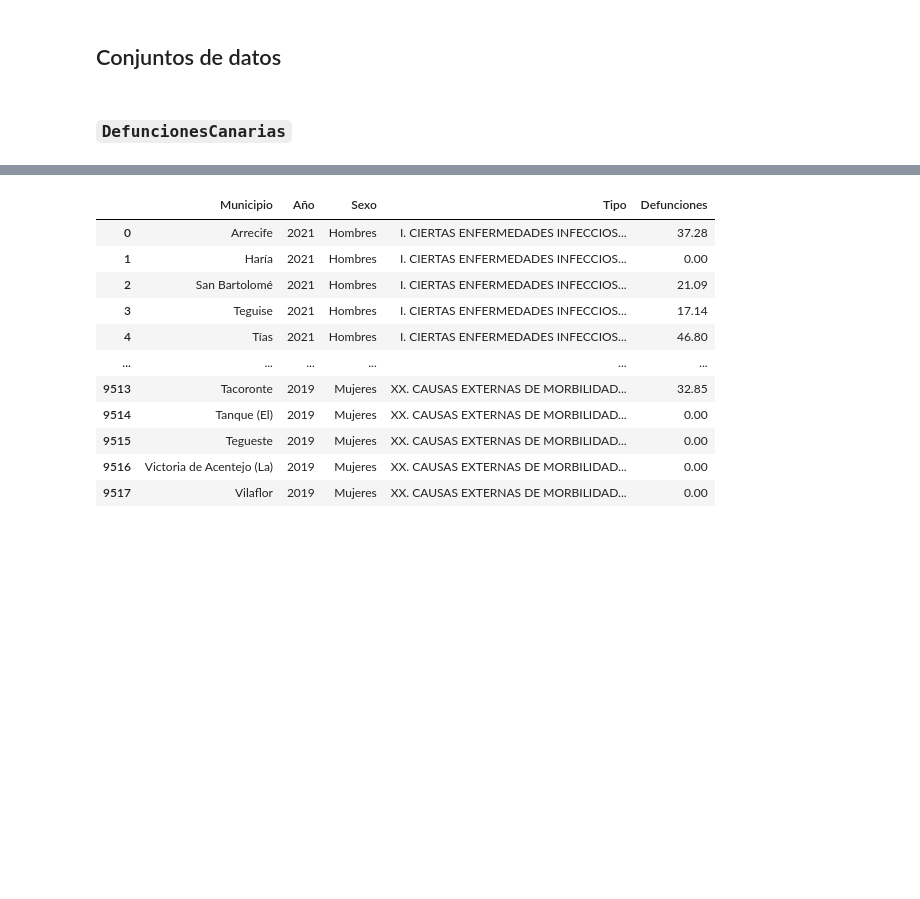
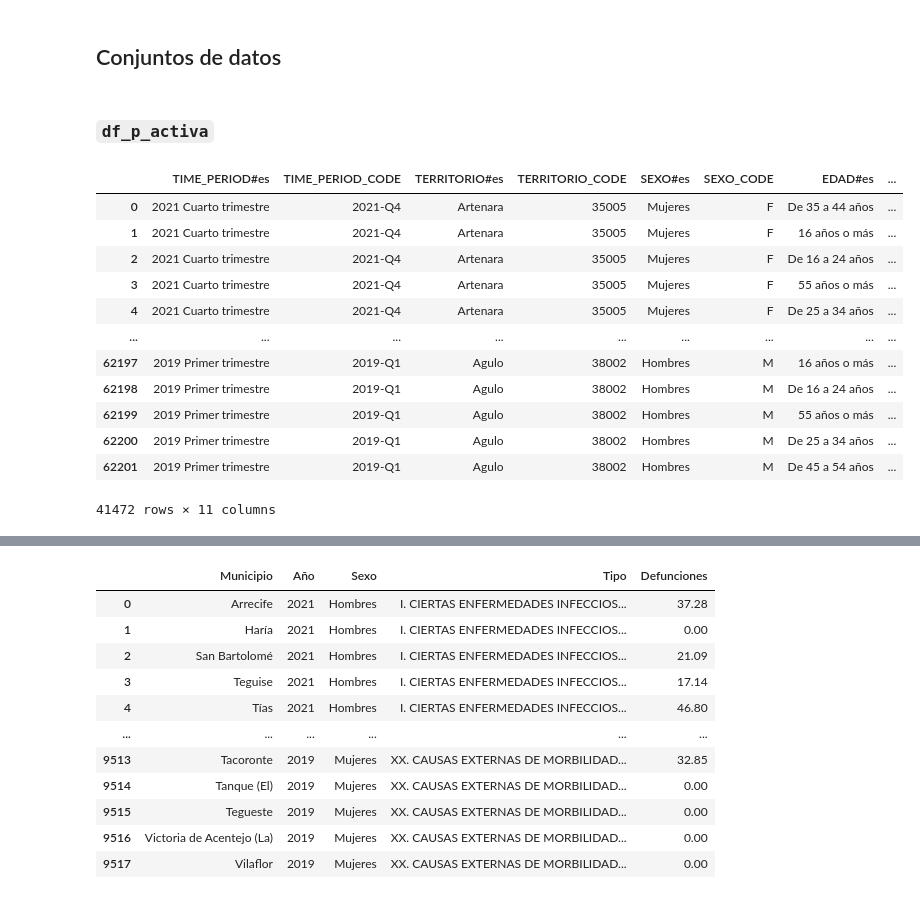
Before and after one commit to alu0101351773/VIS_proyecto, a Jupyter notebook: src/proyecto.ipynb, the cells around one changed output, grey strips where cells are left out. Drawn from its saved outputs; the diff is of its cells as text; code cells hidden in the pictures; blank space fills up the shorter version.

Commit message:
conjuntos de datos limpios, me queda por corregir df_defun

```diff
--- a/src/proyecto.ipynb
+++ b/src/proyecto.ipynb
@@ -9,2 +10,39 @@ import numpy as np
 # %% [markdown]
-### `DefuncionesCanarias`
+### `df_p_activa`
+# %%
+df_p_activa = pd.read_csv('../data/empleo/datasets-ISTAC_eparegActiva-1921.csv')
+
+# Eliminamos las columnas sobrantes
+df_p_activa.drop(
+    columns = [
+        'ESTADO_OBSERVACION#es',
+        'CONFIDENCIALIDAD_OBSERVACION#es',
+        'NOTAS_OBSERVACION#es'
+    ],
+    inplace = True
+)
+
+# Eliminamos las entradas con SEXO_CODE == _T (Total)
+df_p_activa.drop(df_p_activa[df_p_activa['SEXO_CODE'] == '_T'].index, inplace = True)
+
+# Renombramos la columna 'OBS_VALUE' a 'FREQUENCY'
+df_p_activa.rename(
+    columns = {'OBS_VALUE': 'FREQUENCY'},
+    inplace = True
+)
+
+display(df_p_activa)
+# %% [output]
+|  | TIME_PERIOD#es | TIME_PERIOD_CODE | TERRITORIO#es | TERRITORIO_CODE | SEXO#es | SEXO_CODE | EDAD#es | ... |
+| 0 | 2021 Cuarto trimestre | 2021-Q4 | Artenara | 35005 | Mujeres | F | De 35 a 44 años | ... |
+| 1 | 2021 Cuarto trimestre | 2021-Q4 | Artenara | 35005 | Mujeres | F | 16 años o más | ... |
+| 2 | 2021 Cuarto trimestre | 2021-Q4 | Artenara | 35005 | Mujeres | F | De 16 a 24 años | ... |
+| 3 | 2021 Cuarto trimestre | 2021-Q4 | Artenara | 35005 | Mujeres | F | 55 años o más | ... |
+| 4 | 2021 Cuarto trimestre | 2021-Q4 | Artenara | 35005 | Mujeres | F | De 25 a 34 años | ... |
+| ... | ... | ... | ... | ... | ... | ... | ... | ... |
+| 62197 | 2019 Primer trimestre | 2019-Q1 | Agulo | 38002 | Hombres | M | 16 años o más | ... |
+| 62198 | 2019 Primer trimestre | 2019-Q1 | Agulo | 38002 | Hombres | M | De 16 a 24 años | ... |
+| 62199 | 2019 Primer trimestre | 2019-Q1 | Agulo | 38002 | Hombres | M | 55 años o más | ... |
+| 62200 | 2019 Primer trimestre | 2019-Q1 | Agulo | 38002 | Hombres | M | De 25 a 34 años | ... |
+| 62201 | 2019 Primer trimestre | 2019-Q1 | Agulo | 38002 | Hombres | M | De 45 a 54 años | ... |
+41472 rows × 11 columns
```
Also changed, not shown: parts of 14 cells of this notebook.
